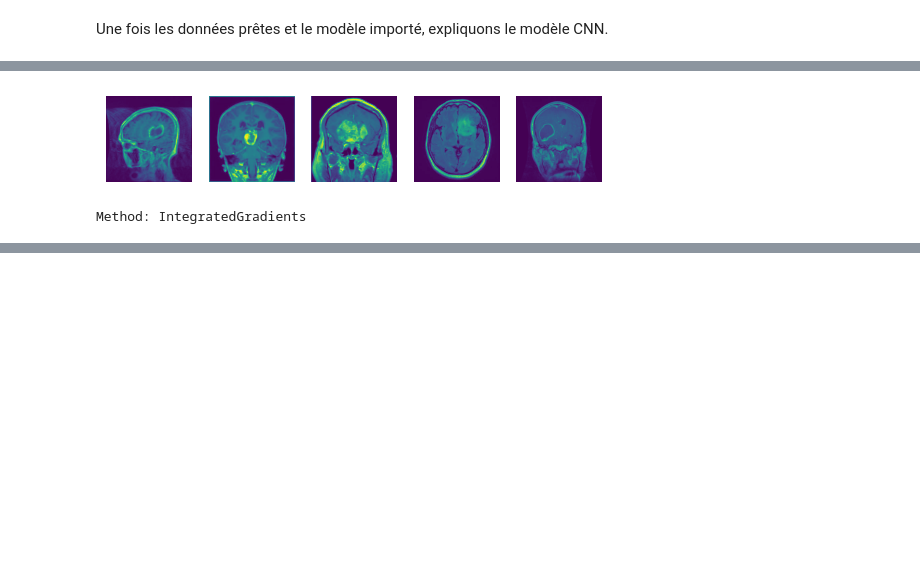
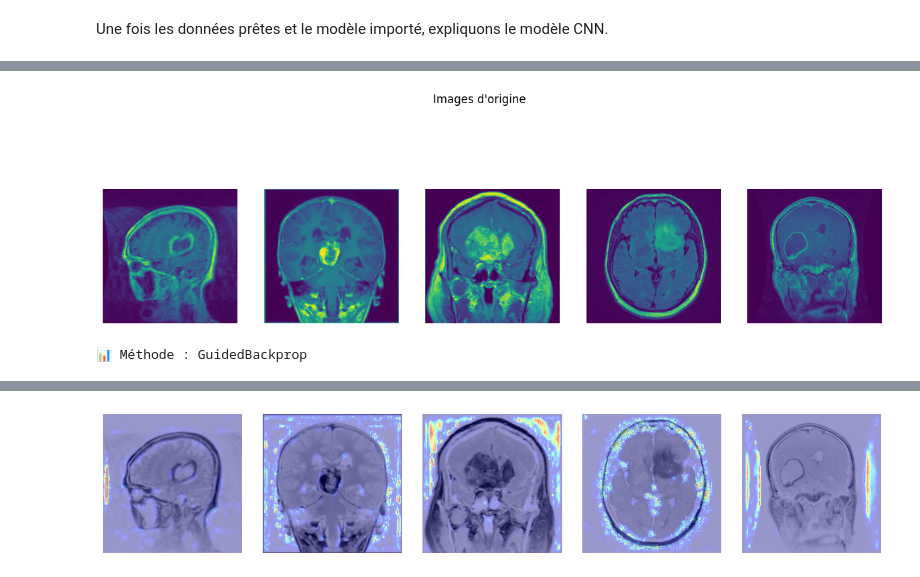
Before and after one commit to Lilyakhelid/Brain_tumor, a Jupyter notebook: results/explainability.ipynb, the cells around one changed output, grey strips where cells are left out. Drawn from its saved outputs; the diff is of its cells as text; code cells hidden in the pictures; blank space fills up the shorter version.

```diff
--- a/results/explainability.ipynb
+++ b/results/explainability.ipynb
@@ -63,0 +74,4 @@ perte sur les données de test : 4.16
+# %%
+print("📊 Affichage des caractéristiques du meilleur modèle sélectionné :")
+model = load_saved_model('modele_brain_tumor_20241117_205951.h5')
+model.summary()
@@ -95,47 +98,58 @@ plt.show()
 # %%
-from xplique.attributions import (Saliency, GradientInput, IntegratedGradients, SmoothGrad, VarGrad,
-                                  SquareGrad, GradCAM, Occlusion, Rise, GuidedBackprop,
-                                  GradCAMPP, Lime, KernelShap, SobolAttributionMethod)
 import tensorflow as tf
-import xplique
+from xplique.attributions import (
+    GuidedBackprop, IntegratedGradients, SmoothGrad, GradCAM, Lime, KernelShap
+)
 from xplique.plots import plot_attributions
-# explaining the logits is to explain the class,
-# explaining the softmax is to explain why this class is more likely
-# it is therefore recommended to explain the logit
+import matplotlib.pyplot as plt
+
+# Modifier l'activation de la dernière couche pour expliquer les logits
 model.layers[-1].activation = tf.keras.activations.linear
+
+# Paramètres
 batch_size = 64
-X = x_test[5:10]
-Y = y_test_cat[5:10]
+X = x_test[5:10]  # Sous-échantillon des données de test
+Y = y_test_cat[5:10]  # Labels correspondants
+
+# Liste des explainers sélectionnés
 explainers = [
-#             Saliency(model),
-#             GradientInput(model),
-#             GuidedBackprop(model),
-             IntegratedGradients(model, steps=80, batch_size=batch_size),
- #            SmoothGrad(model, nb_samples=80, batch_size=batch_size),
- #            SquareGrad(model, nb_samples=80, batch_size=batch_size),
-#             VarGrad(model, nb_samples=80, batch_size=batch_size),
-             GradCAM(model),
-#             Occlusion(model, patch_size=10, patch_stride=5, batch_size=batch_size),
-#             Rise(model, nb_samples=4000, batch_size=batch_size),
-#             SobolAttributionMethod(model, batch_size=batch_size)
-             # Lime(model, nb_samples = 1000),
-             # KernelShap(model, nb_samples = 1000)
+    GuidedBackprop(model),
+    IntegratedGradients(model, steps=80, batch_size=batch_size),
+    SmoothGrad(model, nb_samples=80, batch_size=batch_size),
+    GradCAM(model),
+#    Lime(model, nb_samples=1000),
+#    KernelShap(model, nb_samples=1000)
 ]
+
+# Visualisation des images originales
+plt.figure(figsize=(15, 5))
 for i in range(len(X)):
     plt.subplot(1, len(X), i + 1)
-    plt.imshow(X[i])  # Afficher l'image d'origine
- #   plt.imshow(explanations[i], cmap="jet", alpha=0.5)  # Superposer l'attribution
+    plt.imshow(X[i])  # Affiche l'image d'origine
     plt.axis('off')
+plt.suptitle("Images d'origine")
 plt.show()
+
+# Génération et affichage des attributions pour chaque méthode
 for explainer in explainers:
+    print(f"📊 Méthode : {explainer.__class__.__name__}")
 
-  explanations = explainer(X, Y)
+    # Calcul des attributions
+    explanations = explainer(X, Y)
 
-  print(f"Method: {explainer.__class__.__name__}")
-  plot_attributions(explanations, X, img_size=2., cmap='jet', alpha=0.4,
-                    cols=len(X), absolute_value=True, clip_percentile=0.5)
-  plt.show()
-  print("\n")
+    # Affichage des attributions
+    plot_attributions(
+        explanations,
+        X,
+        img_size=2.0,
+        cmap='jet',
+        alpha=0.4,
+        cols=len(X),
+        absolute_value=True,
+        clip_percentile=0.5
+    )
+    plt.show()
+    print("\n")
 # %% [output]
-[figure, old version]
+[figure, new version]
-Method: IntegratedGradients
+📊 Méthode : GuidedBackprop
@@ -145,0 +160 @@ KeyboardInterrupt:
+[figure, added]
```
Also changed, not shown: parts of 14 cells of this notebook, 30 other files.
